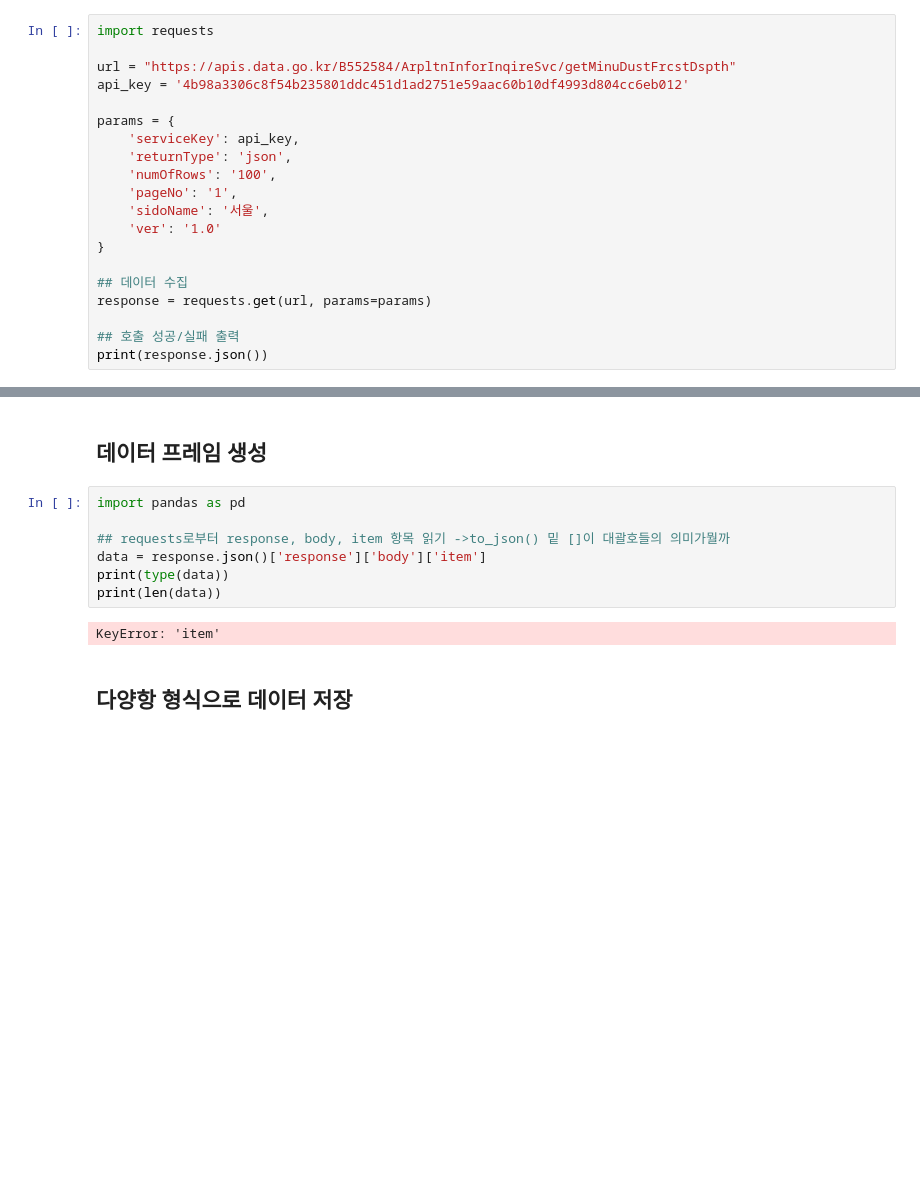
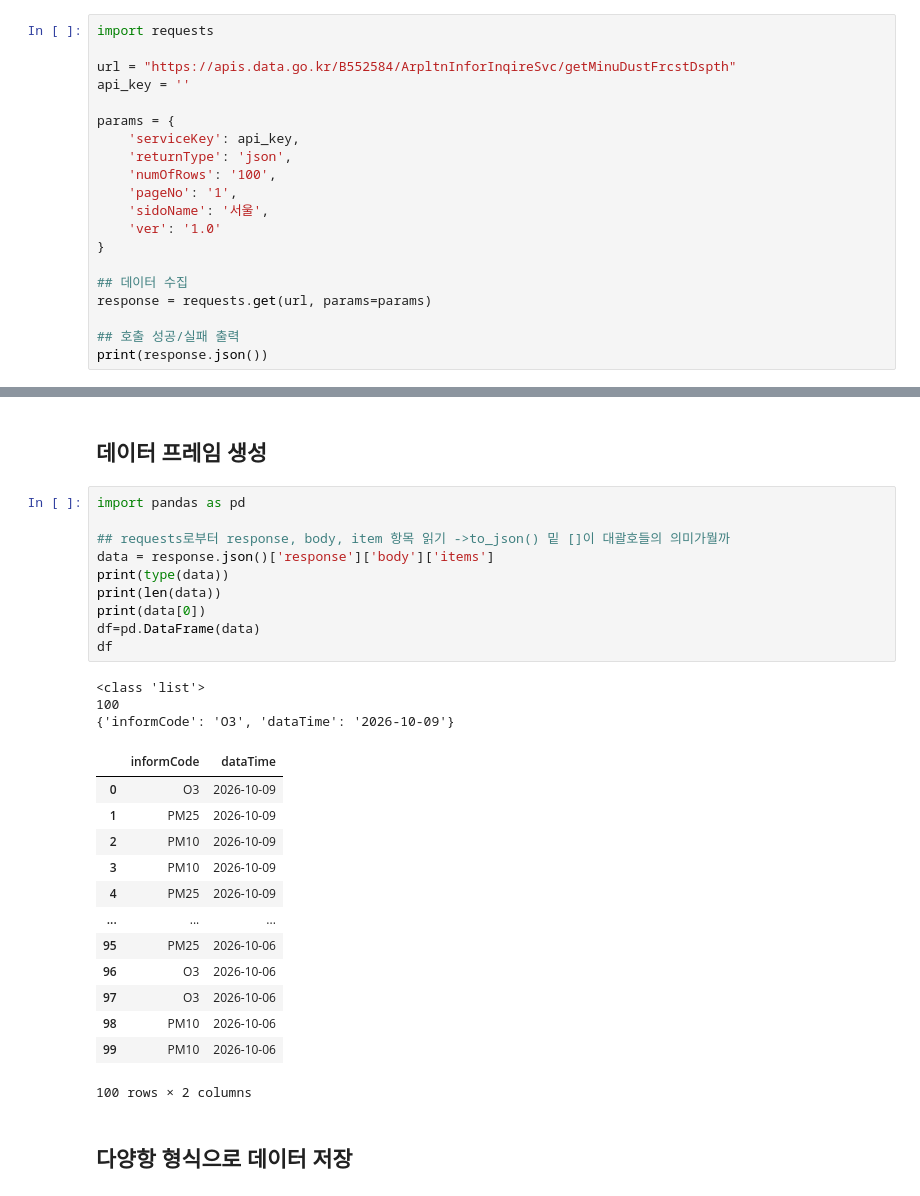
Before and after one commit to joyjelly/Data-Analysis-with-Open-Source, a Jupyter notebook: 오픈소스_데이터_분석_5강.ipynb, the cells around one changed output, grey strips where cells are left out. Saved outputs shown, nothing was run; the diff lists cells and outputs as text; blank space fills up the shorter version.

```diff
--- a/오픈소스_데이터_분석_5강.ipynb
+++ b/오픈소스_데이터_분석_5강.ipynb
@@ -148,7 +148,7 @@ with open('students_score.html',mode='w',encoding='utf-8') as f:
 import requests
 
 url = "https://apis.data.go.kr/B552584/ArpltnInforInqireSvc/getMinuDustFrcstDspth"
-api_key = '4b98a3306c8f54b235801ddc451d1ad2751e59aac60b10df4993d804cc6eb012'
+api_key = ''
 
 params = {
     'serviceKey': api_key,
@@ -171,12 +171,30 @@ print(response.json())
 # %%
 import pandas as pd
 
 ## requests로부터 response, body, item 항목 읽기 ->to_json() 밑 []이 대괄호들의 의미가뭘까
-data = response.json()['response']['body']['item']
+data = response.json()['response']['body']['items']
 print(type(data))
 print(len(data))
+print(data[0])
+df=pd.DataFrame(data)
+df
 # %% [output]
-KeyError: 'item'
+<class 'list'>
+100
+{'informCode': 'O3', 'dataTime': '2026-10-09'}
+|  | informCode | dataTime |
+| 0 | O3 | 2026-10-09 |
+| 1 | PM25 | 2026-10-09 |
+| 2 | PM10 | 2026-10-09 |
+| 3 | PM10 | 2026-10-09 |
+| 4 | PM25 | 2026-10-09 |
+| ... | ... | ... |
+| 95 | PM25 | 2026-10-06 |
+| 96 | O3 | 2026-10-06 |
+| 97 | O3 | 2026-10-06 |
+| 98 | PM10 | 2026-10-06 |
+| 99 | PM10 | 2026-10-06 |
+100 rows × 2 columns
 # %% [markdown]
 ## 다양항 형식으로 데이터 저장
 # %%
```
Also changed, not shown: parts of 1 cell of this notebook.
